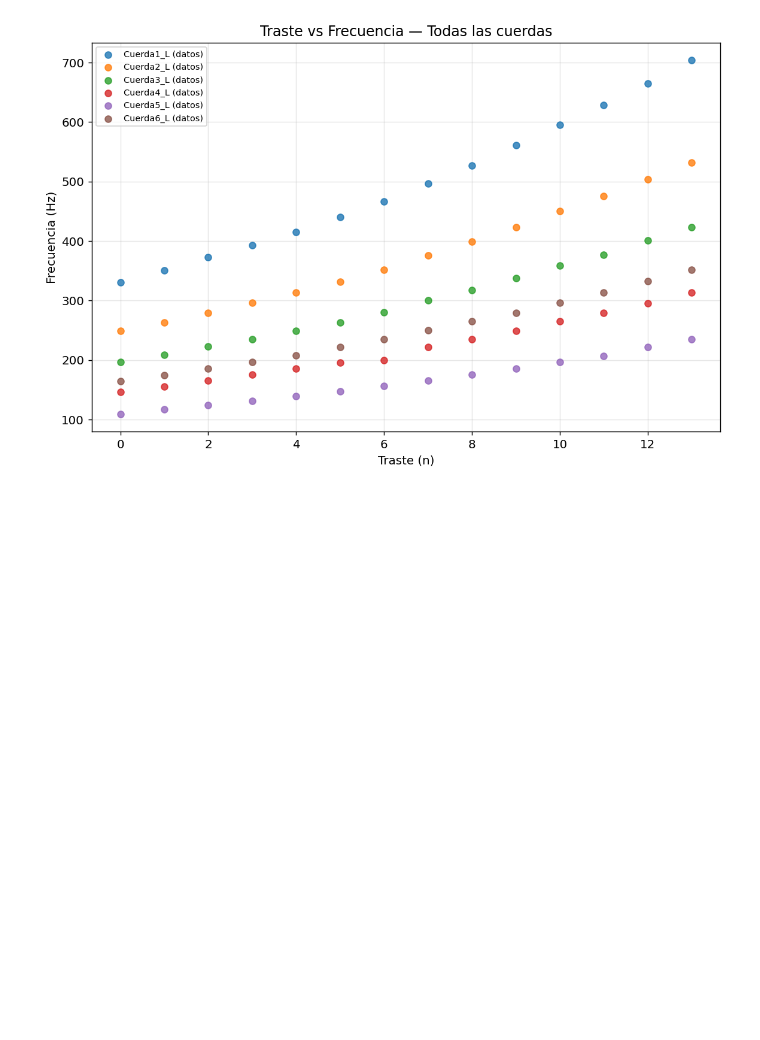
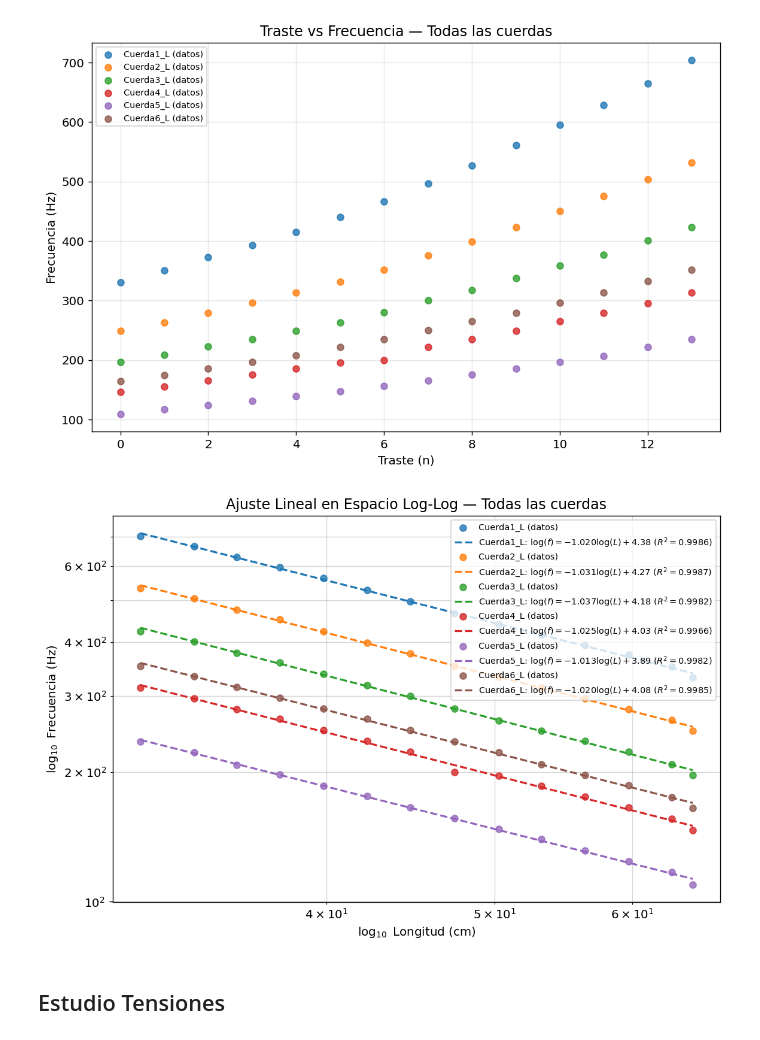
Before and after one commit to campereza043/MFC2026, a Jupyter notebook: Guitarra_F/Guitarra.ipynb, the cells around one changed output. Drawn from its saved outputs; the diff is of its cells as text; code cells hidden in the pictures; blank space fills up the shorter version.

Commit message:
Ajustes

```diff
--- a/Guitarra_F/Guitarra.ipynb
+++ b/Guitarra_F/Guitarra.ipynb
@@ -187,3 +189,61 @@ plt.tight_layout()
 plt.show()
 # %% [output]
 [figure]
+# %%
+# =====================================================================
+# CELDA 9 — Gráfica Log-Log: Longitud vs Frecuencia (Lineal)
+# =====================================================================
+import numpy as np
+import matplotlib.pyplot as plt
+
+colores = plt.cm.tab10.colors
+
+fig, ax = plt.subplots(figsize=(9, 6))
+
+for i, (nombre, data) in enumerate(dfs.items()):
+    color = colores[i % len(colores)]
+    # Aseguramos que los datos sean float y filtramos valores <= 0 para evitar errores en log
+    x = data["Longitud"].values.astype(float)
+    y = data["Frecuencia"].values.astype(float)
+
+    # Cálculo del ajuste lineal en espacio logarítmico
+    # log(y) = b * log(x) + log(a)
+    log_x = np.log10(x)
+    log_y = np.log10(y)
+
+    # Ajuste polinomial de grado 1 (recta)
+    slope, intercept = np.polyfit(log_x, log_y, 1)
+
+    # Coeficiente de correlación R²
+    y_pred = slope * log_x + intercept
+    r2 = 1 - (np.sum((log_y - y_pred)**2) / np.sum((log_y - np.mean(log_y))**2))
+
+    # Graficamos los puntos en escala logarítmica
+    ax.scatter(x, y, color=color, zorder=3, alpha=0.8, label=f"{nombre} (datos)")
+
+    # Graficamos la recta de ajuste
+    # Usamos x.min y x.max para que la línea cubra el rango de datos
+    x_fit = np.geomspace(x.min(), x.max(), 100)
+    y_fit = (10**intercept) * (x_fit**slope)
+
+    ax.plot(x_fit, y_fit, color=color, linewidth=1.8, linestyle="--",
+            label=f"{nombre}: $\log(f) = {slope:.3f}\log(L) + {intercept:.2f}$ ($R^2={r2:.4f}$)")
+
+# Configuración de escalas logarítmicas
+ax.set_xscale('log')
+ax.set_yscale('log')
+
+# Etiquetas y formato
+ax.set_xlabel("$\log_{10}$ Longitud (cm)")
+ax.set_ylabel("$\log_{10}$ Frecuencia (Hz)")
+ax.set_title("Ajuste Lineal en Espacio Log-Log — Todas las cuerdas")
+ax.grid(True, which="both", ls="-", alpha=0.5)
+ax.legend(fontsize=8, loc="best")
+
+plt.tight_layout()
+plt.savefig("LogLog_LongitudVsFrecuencia.png", dpi=150)
+plt.show()
+# %% [output]
+[figure, added]
+# %% [markdown]
+## Estudio Tensiones
```
Also changed, not shown: parts of 13 cells of this notebook, 4 other files.
